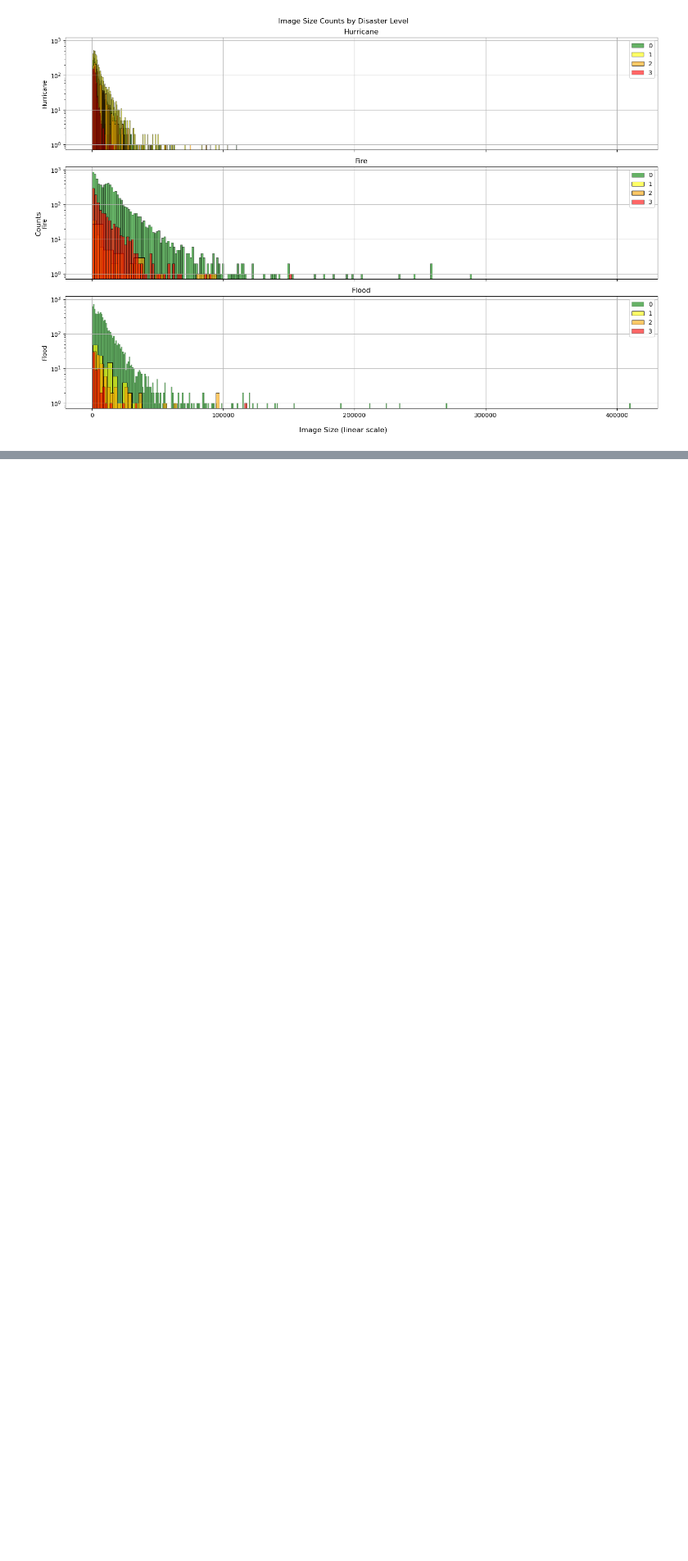
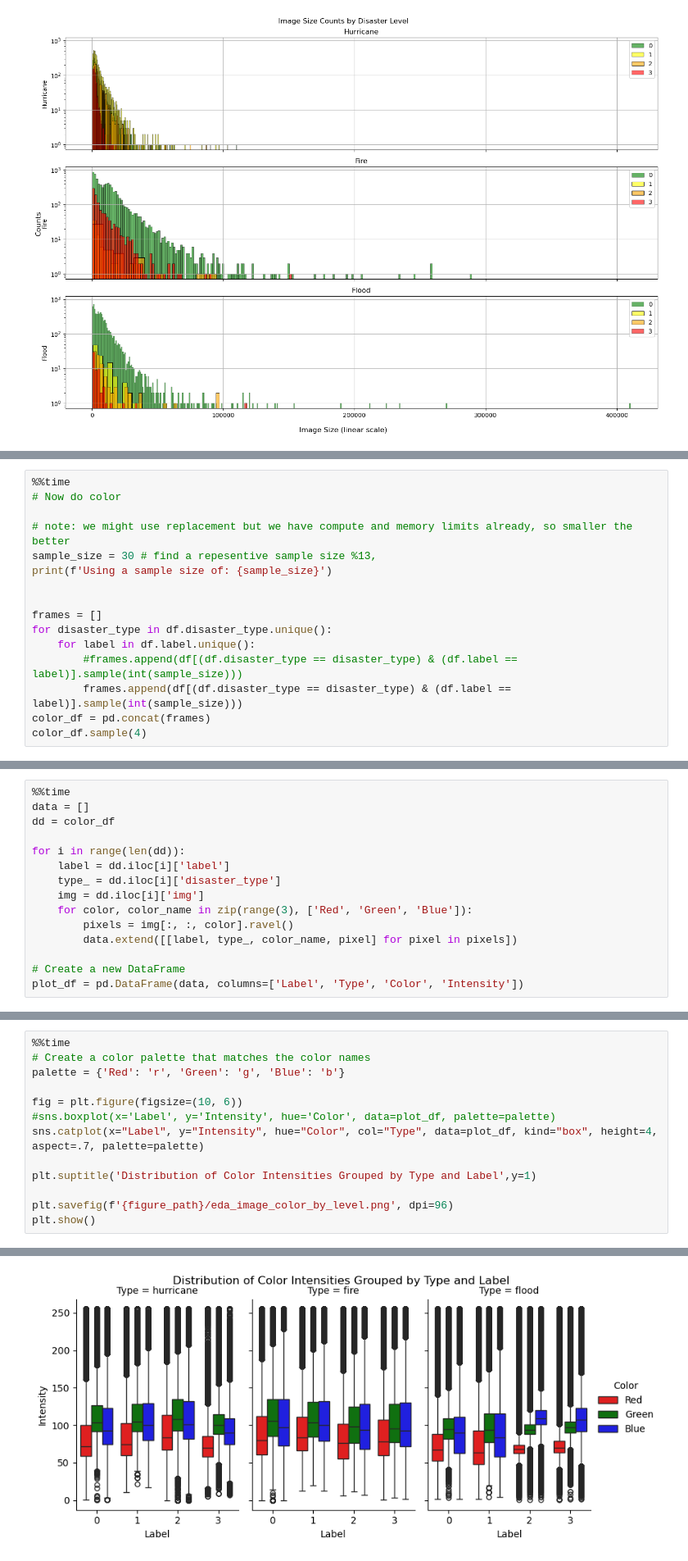
Before and after one commit to fractalclockwork/Data200, a Jupyter notebook: Source/Checkpoint_1_EDA.ipynb, the cells around one changed output, grey strips where cells are left out. Shown: that part at 82% size. Saved outputs shown, nothing was run; the diff lists cells and outputs as text; blank space fills up the shorter version.

Commit message:
added more figures

```diff
--- a/Source/Checkpoint_1_EDA.ipynb
+++ b/Source/Checkpoint_1_EDA.ipynb
@@ -454,0 +435,16 @@ plt.savefig(f'{figure_path}/eda_image_size_hist_bylevel.png', dpi=96)
+# %%
+%%time
+# Now do color
+
+# note: we might use replacement but we have compute and memory limits already, so smaller the better
+sample_size = 30 # find a repesentive sample size %13,
+print(f'Using a sample size of: {sample_size}')
+
+
+frames = []
+for disaster_type in df.disaster_type.unique():
+    for label in df.label.unique():
+        #frames.append(df[(df.disaster_type == disaster_type) & (df.label == label)].sample(int(sample_size)))
+        frames.append(df[(df.disaster_type == disaster_type) & (df.label == label)].sample(int(sample_size)))
+color_df = pd.concat(frames)
+color_df.sample(4)
@@ -454,0 +460,15 @@ plt.savefig(f'{figure_path}/eda_image_size_hist_bylevel.png', dpi=96)
+# %%
+%%time
+data = []
+dd = color_df
+
+for i in range(len(dd)):
+    label = dd.iloc[i]['label']
+    type_ = dd.iloc[i]['disaster_type']
+    img = dd.iloc[i]['img']
+    for color, color_name in zip(range(3), ['Red', 'Green', 'Blue']):
+        pixels = img[:, :, color].ravel()
+        data.extend([[label, type_, color_name, pixel] for pixel in pixels])
+
+# Create a new DataFrame
+plot_df = pd.DataFrame(data, columns=['Label', 'Type', 'Color', 'Intensity'])
@@ -454,0 +478,14 @@ plt.savefig(f'{figure_path}/eda_image_size_hist_bylevel.png', dpi=96)
+# %%
+%%time
+# Create a color palette that matches the color names
+palette = {'Red': 'r', 'Green': 'g', 'Blue': 'b'}
+
+fig = plt.figure(figsize=(10, 6))
+#sns.boxplot(x='Label', y='Intensity', hue='Color', data=plot_df, palette=palette)
+sns.catplot(x="Label", y="Intensity", hue="Color", col="Type", data=plot_df, kind="box", height=4, aspect=.7, palette=palette)
+
+plt.suptitle('Distribution of Color Intensities Grouped by Type and Label',y=1)
+
+plt.savefig(f'{figure_path}/eda_image_color_by_level.png', dpi=96)
+plt.show()
+# %% [output]
@@ -454,0 +493 @@ plt.savefig(f'{figure_path}/eda_image_size_hist_bylevel.png', dpi=96)
+[figure, added]
```
Also changed, not shown: parts of 11 cells of this notebook, 1 other file.
